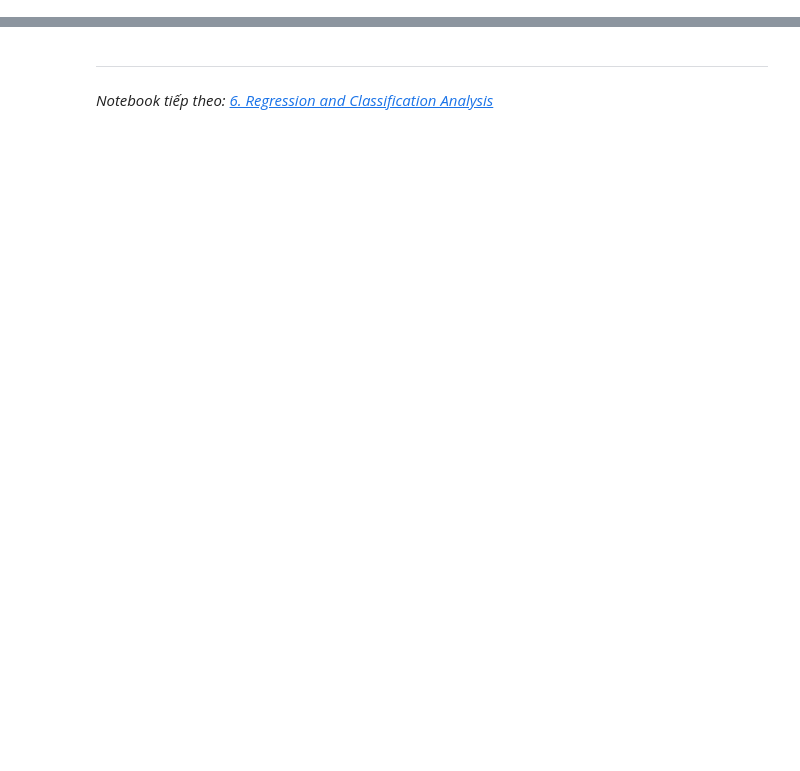
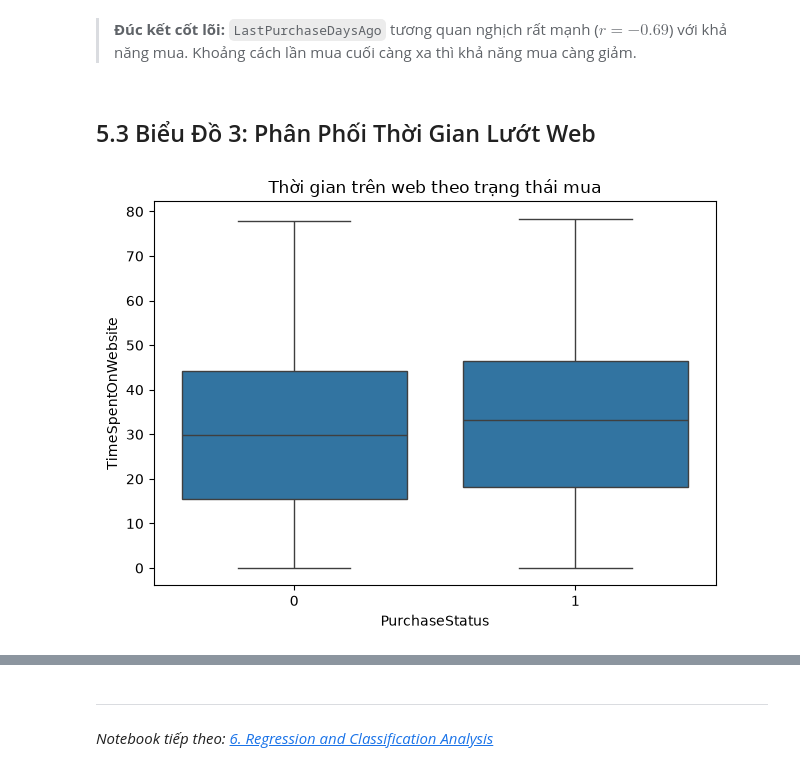
Before and after one commit to HuSiHuSi1/ADY, a Jupyter notebook: 5. Data Visualization.ipynb, the cells around one changed output, grey strips where cells are left out. Drawn from its saved outputs; the diff is of its cells as text; code cells hidden in the pictures; blank space fills up the shorter version.

```diff
--- a/5. Data Visualization.ipynb
+++ b/5. Data Visualization.ipynb
@@ -419,0 +39,10 @@ Lưu ý: Không tạo file HTML do: No module named 'plotly'
+# %% [markdown]
+> **Đúc kết cốt lõi:** `LastPurchaseDaysAgo` tương quan nghịch rất mạnh ($r = -0.69$) với khả năng mua. Khoảng cách lần mua cuối càng xa thì khả năng mua càng giảm.
+# %% [markdown]
+## 5.3 Biểu Đồ 3: Phân Phối Thời Gian Lướt Web
+# %%
+sns.boxplot(x='PurchaseStatus', y='TimeSpentOnWebsite', data=df)
+plt.title('Thời gian trên web theo trạng thái mua')
+plt.show()
+# %% [output]
+[figure, added]
```
Also changed, not shown: parts of 63 cells of this notebook, 2 other files.
